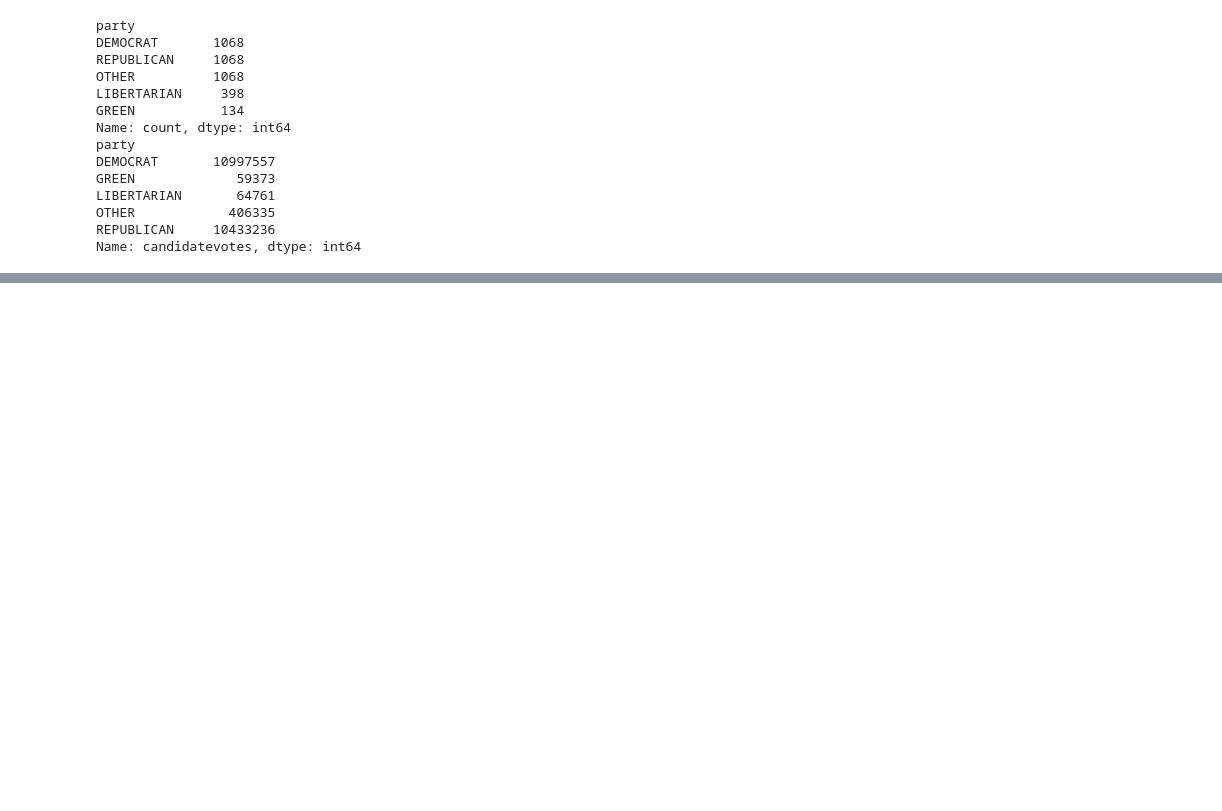
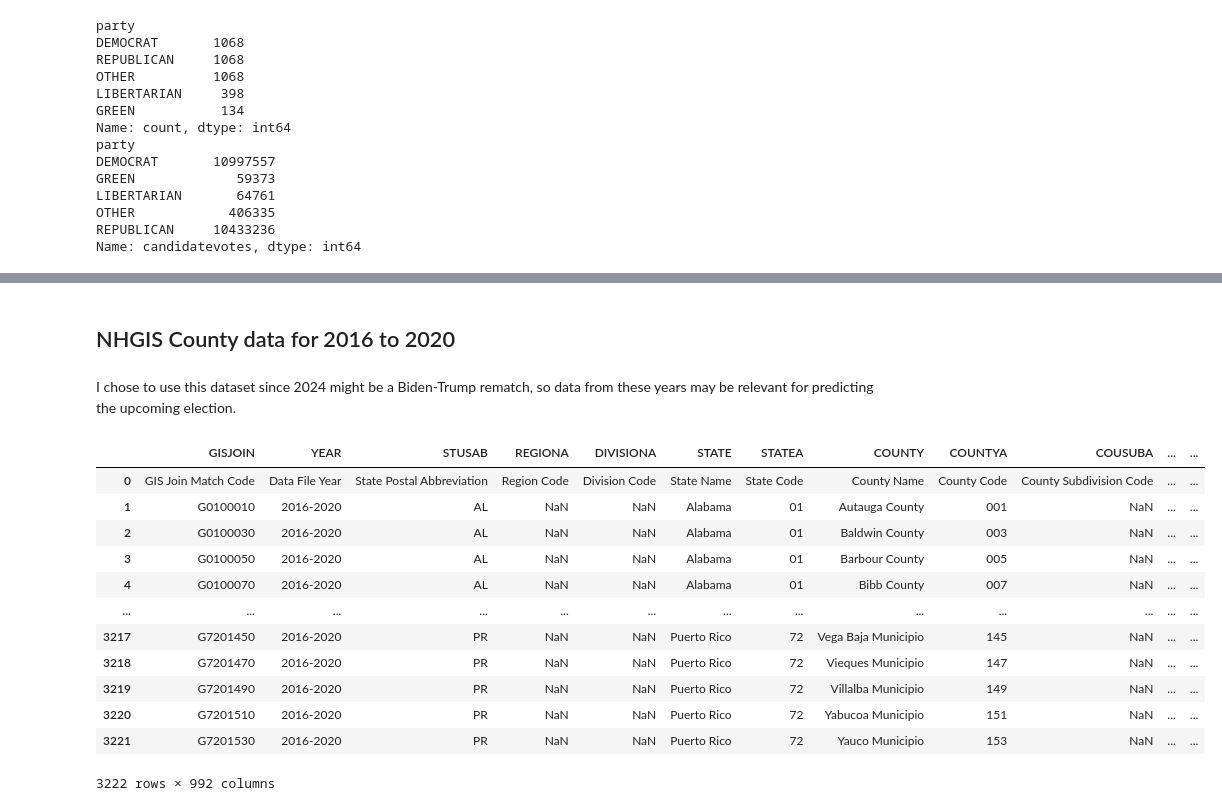
Before and after one commit to awhitehouse1/project_voting, a Jupyter notebook: cleaning_votes.ipynb, the cells around one changed output, grey strips where cells are left out. Saved outputs shown, nothing was run; the diff lists cells and outputs as text; code cells hidden in the pictures; blank space fills up the shorter version.

```diff
--- a/cleaning_votes.ipynb
+++ b/cleaning_votes.ipynb
@@ -5,4 +7,5 @@ import pandas as pd
 import numpy as np
 
 vdf = pd.read_csv('./data/voting_VA.csv') # Load historical voting data
-#cdf = pd.read_csv('./data/county_adjacencies.csv') # Load county adjacency data and population data
+cdf = pd.read_csv('./data/county_adjacencies.csv') # Load county adjacency data and population data
+df = pd.read_csv('./data/0002_ds249_20205_county_E.csv', encoding='latin1')
@@ -63,0 +171,20 @@ clean_vdf
+# %% [markdown]
+## NHGIS County data for 2016 to 2020
+# %% [markdown]
+I chose to use this dataset since 2024 might be a Biden-Trump rematch, so data from these years may be relevant for predicting the upcoming election.
+# %%
+df
+# %% [output]
+|  | GISJOIN | YEAR | STUSAB | REGIONA | DIVISIONA | STATE | STATEA | COUNTY | COUNTYA | COUSUBA | ... | ... |
+| 0 | GIS Join Match Code | Data File Year | State Postal Abbreviation | Region Code | Division Code | State Name | State Code | County Name | County Code | County Subdivision Code | ... | ... |
+| 1 | G0100010 | 2016-2020 | AL | NaN | NaN | Alabama | 01 | Autauga County | 001 | NaN | ... | ... |
+| 2 | G0100030 | 2016-2020 | AL | NaN | NaN | Alabama | 01 | Baldwin County | 003 | NaN | ... | ... |
+| 3 | G0100050 | 2016-2020 | AL | NaN | NaN | Alabama | 01 | Barbour County | 005 | NaN | ... | ... |
+| 4 | G0100070 | 2016-2020 | AL | NaN | NaN | Alabama | 01 | Bibb County | 007 | NaN | ... | ... |
+| ... | ... | ... | ... | ... | ... | ... | ... | ... | ... | ... | ... | ... |
+| 3217 | G7201450 | 2016-2020 | PR | NaN | NaN | Puerto Rico | 72 | Vega Baja Municipio | 145 | NaN | ... | ... |
+| 3218 | G7201470 | 2016-2020 | PR | NaN | NaN | Puerto Rico | 72 | Vieques Municipio | 147 | NaN | ... | ... |
+| 3219 | G7201490 | 2016-2020 | PR | NaN | NaN | Puerto Rico | 72 | Villalba Municipio | 149 | NaN | ... | ... |
+| 3220 | G7201510 | 2016-2020 | PR | NaN | NaN | Puerto Rico | 72 | Yabucoa Municipio | 151 | NaN | ... | ... |
+| 3221 | G7201530 | 2016-2020 | PR | NaN | NaN | Puerto Rico | 72 | Yauco Municipio | 153 | NaN | ... | ... |
+3222 rows × 992 columns
```
Also changed, not shown: parts of 18 cells of this notebook.
